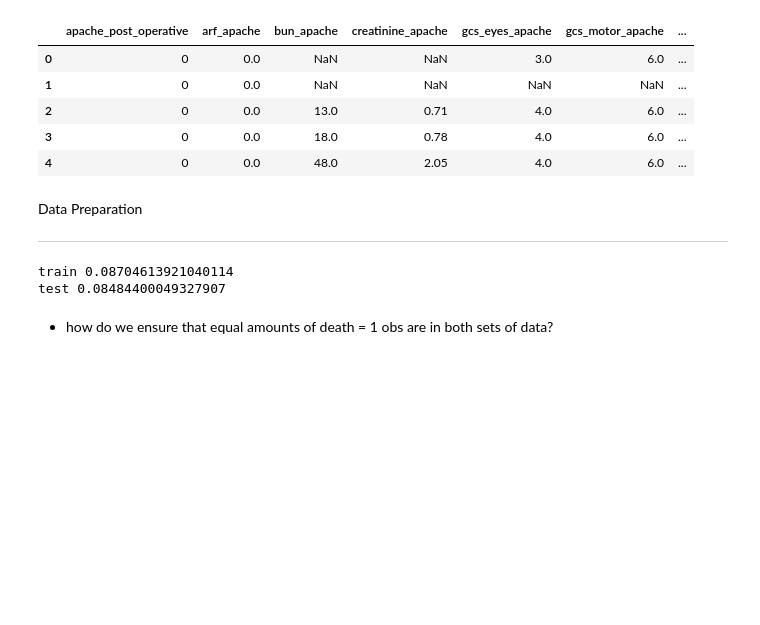
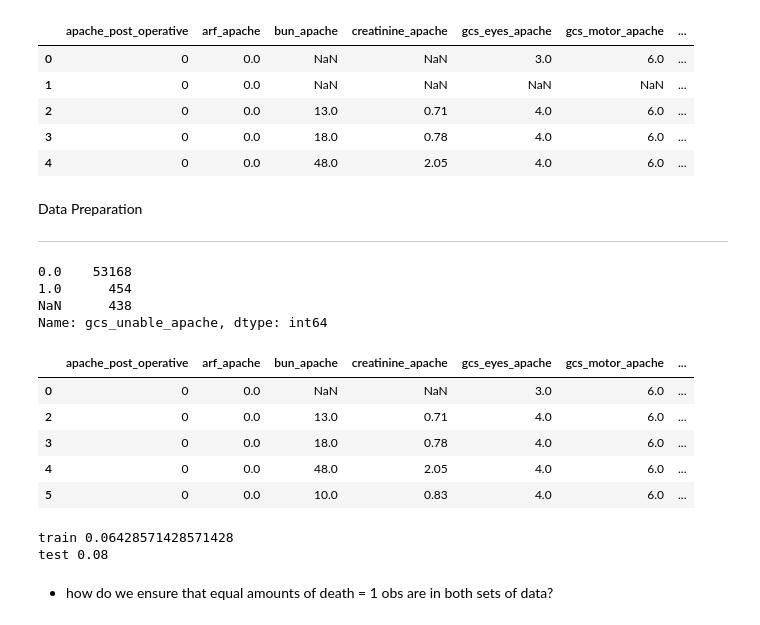
Before and after one commit to lilyzhizhou/Datathon-4, a Jupyter notebook: Datathon_4_N_Net_Model.ipynb, the cells around one changed output. Saved outputs shown, nothing was run; the diff lists cells and outputs as text; code cells hidden in the pictures; blank space fills up the shorter version.

```diff
--- a/Datathon_4_N_Net_Model.ipynb
+++ b/Datathon_4_N_Net_Model.ipynb
@@ -47,22 +48,49 @@ data.head()
 Data Preparation
 
 ---
+# %%
+# Drop all NaN variables for gcs_unable
+print(data['gcs_unable_apache'].value_counts(dropna=False))
+
+data = data[(data['gcs_unable_apache'] != 1) & (data['gcs_unable_apache'].notna())]
+
+# Drop 'gcs_unable_apache' variable
+
+data = data.drop('gcs_unable_apache', axis = 1)
+# %% [output]
+0.0    53168
+1.0      454
+NaN      438
+Name: gcs_unable_apache, dtype: int64
 # %%
 # Encode Gender Var to Binary
 data['gender'] = data['gender'].map({'F': 0, 'M': 1})
+# %%
+# Test code with subset of data
+
+data_test = data[:1000]
+
+data_test.head()
+# %% [output]
+|  | apache_post_operative | arf_apache | bun_apache | creatinine_apache | gcs_eyes_apache | gcs_motor_apache | ... |
+| 0 | 0 | 0.0 | NaN | NaN | 3.0 | 6.0 | ... |
+| 2 | 0 | 0.0 | 13.0 | 0.71 | 4.0 | 6.0 | ... |
+| 3 | 0 | 0.0 | 18.0 | 0.78 | 4.0 | 6.0 | ... |
+| 4 | 0 | 0.0 | 48.0 | 2.05 | 4.0 | 6.0 | ... |
+| 5 | 0 | 0.0 | 10.0 | 0.83 | 4.0 | 6.0 | ... |
 # %%
 # Randomly sample 70% of the data for training
-train_data = data.sample(frac = .7, random_state=10)
+train_data = data_test.sample(frac = .7, random_state=10)
 
 # Use the remaining 30% for testing
-test_data = data.drop(train_data.index)
+test_data = data_test.drop(train_data.index)
 
 # Check the mean of the 'hospital_death' column in both training and testing data
 print('train', train_data['hospital_death'].mean())
 print('test', test_data['hospital_death'].mean())
 # %% [output]
-train 0.08704613921040114
-test 0.08484400049327907
+train 0.06428571428571428
+test 0.08
 # %% [markdown]
 - how do we ensure that equal amounts of death = 1 obs are in both sets of data?
 # %%
```
Also changed, not shown: parts of 12 cells of this notebook.
